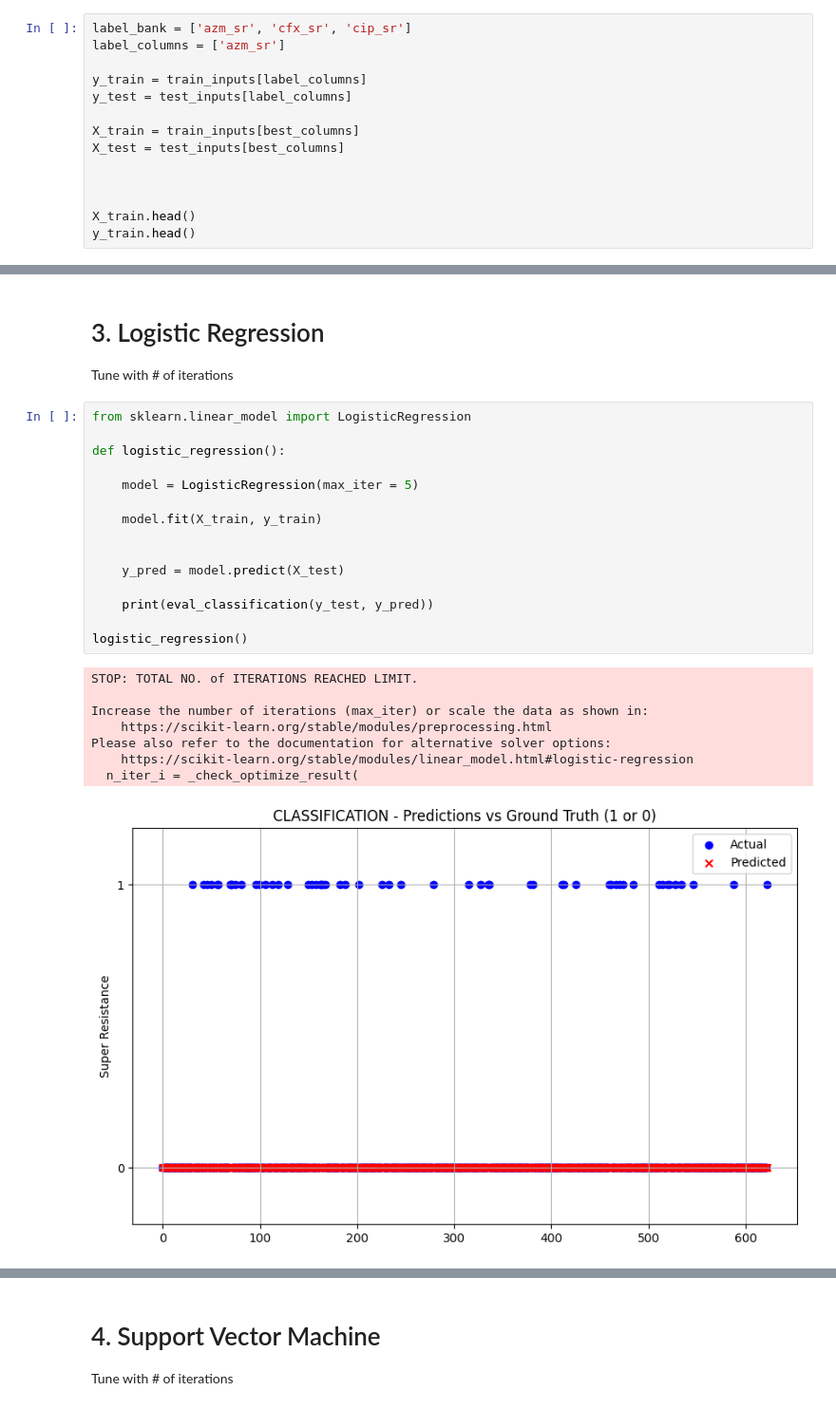
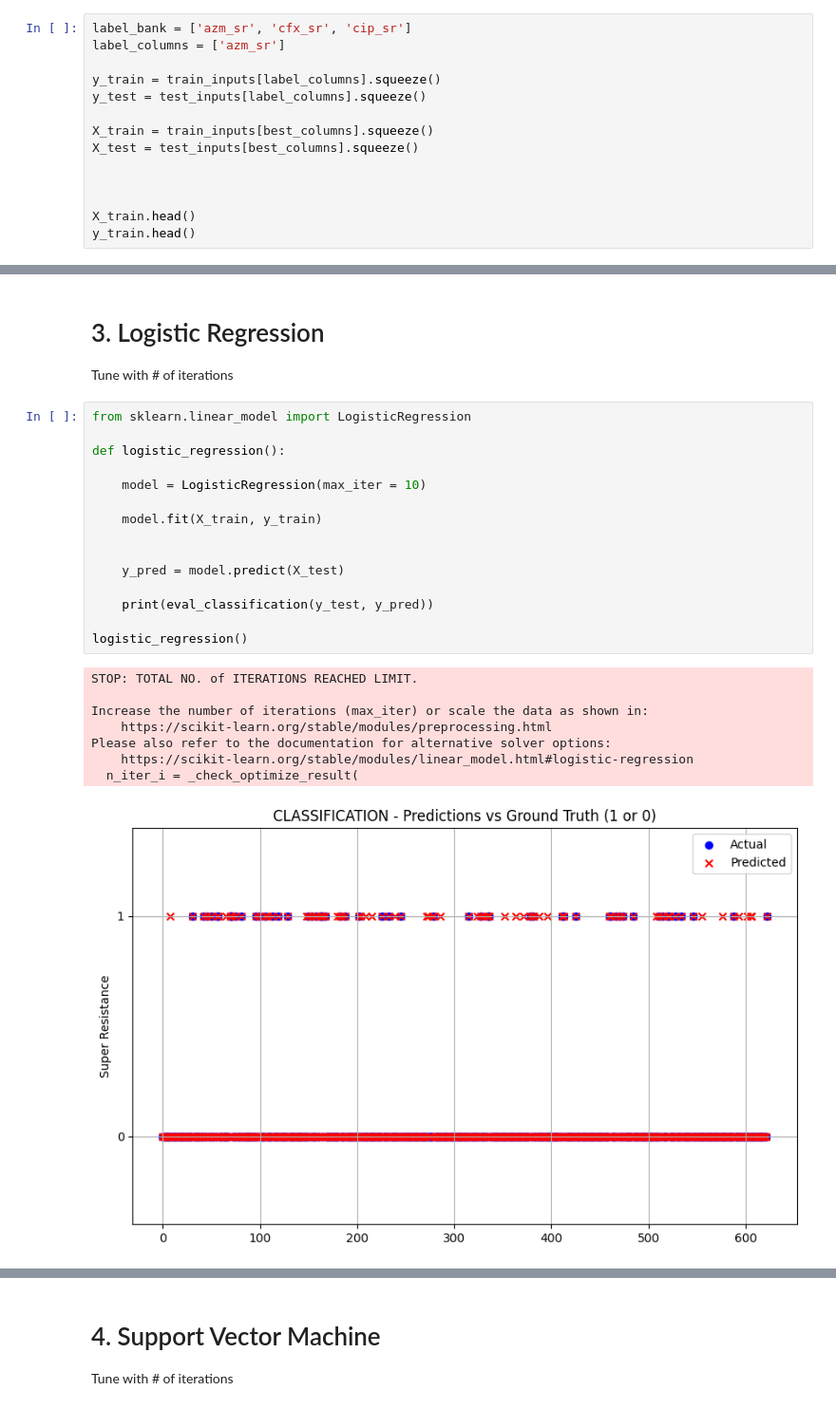
Before and after one commit to VX59/4-587-project-p1, a Jupyter notebook: src/modelling.ipynb, the cells around one changed output, grey strips where cells are left out. Shown at 95% size. Cells and saved outputs as stored; diff of their text form.

```diff
--- a/src/modelling.ipynb
+++ b/src/modelling.ipynb
@@ -94,11 +94,11 @@ We are focusing on one of the 3 labels for now. All code works with swapping to
 label_bank = ['azm_sr', 'cfx_sr', 'cip_sr']
 label_columns = ['azm_sr']
 
-y_train = train_inputs[label_columns]
-y_test = test_inputs[label_columns]
+y_train = train_inputs[label_columns].squeeze()
+y_test = test_inputs[label_columns].squeeze()
 
-X_train = train_inputs[best_columns]
-X_test = test_inputs[best_columns]
+X_train = train_inputs[best_columns].squeeze()
+X_test = test_inputs[best_columns].squeeze()
 
 
 
@@ -222,24 +216,24 @@ Tune with # of iterations
 # %%
 from sklearn.linear_model import LogisticRegression
 
 def logistic_regression():
 
-    model = LogisticRegression(max_iter = 5)
+    model = LogisticRegression(max_iter = 10)
 
     model.fit(X_train, y_train)
 
 
     y_pred = model.predict(X_test)
 
     print(eval_classification(y_test, y_pred))
 
 logistic_regression()
 # %% [output]
 STOP: TOTAL NO. of ITERATIONS REACHED LIMIT.
 
 Increase the number of iterations (max_iter) or scale the data as shown in:
     https://scikit-learn.org/stable/modules/preprocessing.html
 Please also refer to the documentation for alternative solver options:
     https://scikit-learn.org/stable/modules/linear_model.html#logistic-regression
   n_iter_i = _check_optimize_result(
-[figure, old version]
+[figure, new version]
```
Also changed, not shown: parts of 6 cells of this notebook.
